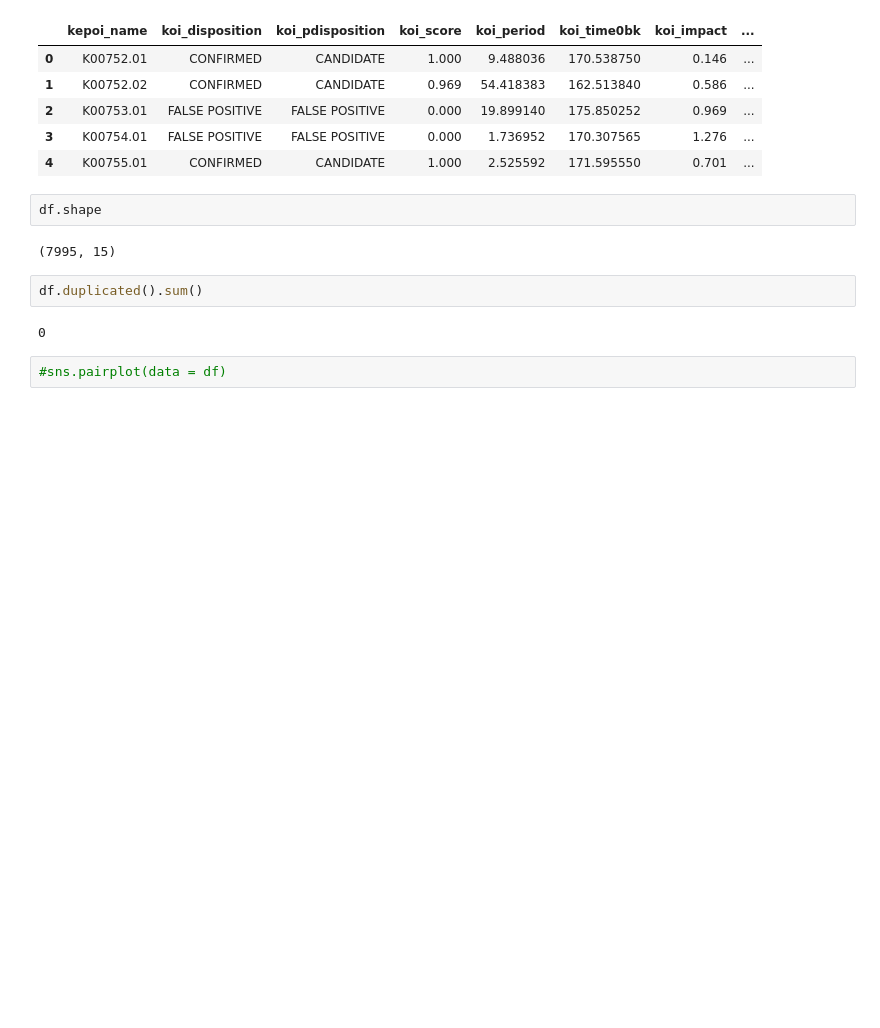
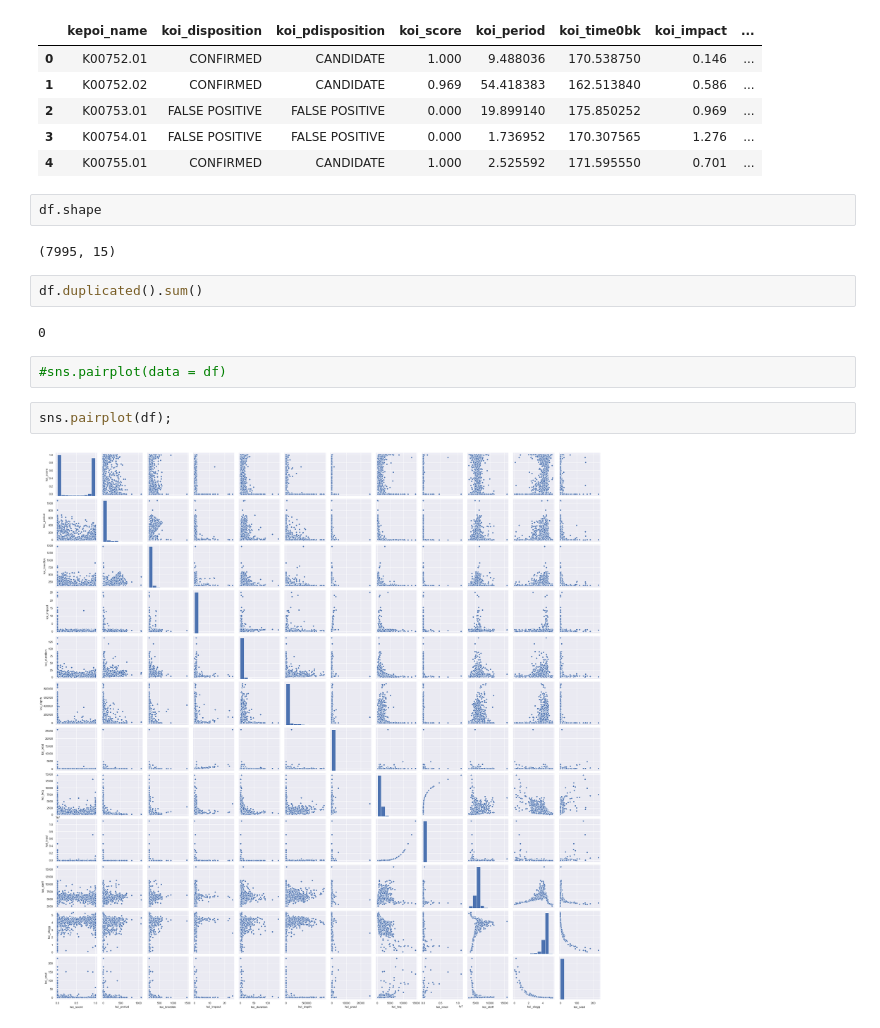
Before and after one commit to nikolabaci98/kepler-exoplanet-search-results, a Jupyter notebook: Kepler Exoplanet Project.ipynb, the cells around one changed output. Cells and saved outputs as stored; diff of their text form; blank space fills up the shorter version.

Commit message:
Trying some visualizations

```diff
--- a/Kepler Exoplanet Project.ipynb
+++ b/Kepler Exoplanet Project.ipynb
@@ -134,3 +134,7 @@ df.duplicated().sum()
 0
 # %%
 #sns.pairplot(data = df)
+# %%
+sns.pairplot(df);
+# %% [output]
+[figure, added]
```
Also changed, not shown: parts of 4 cells of this notebook.
